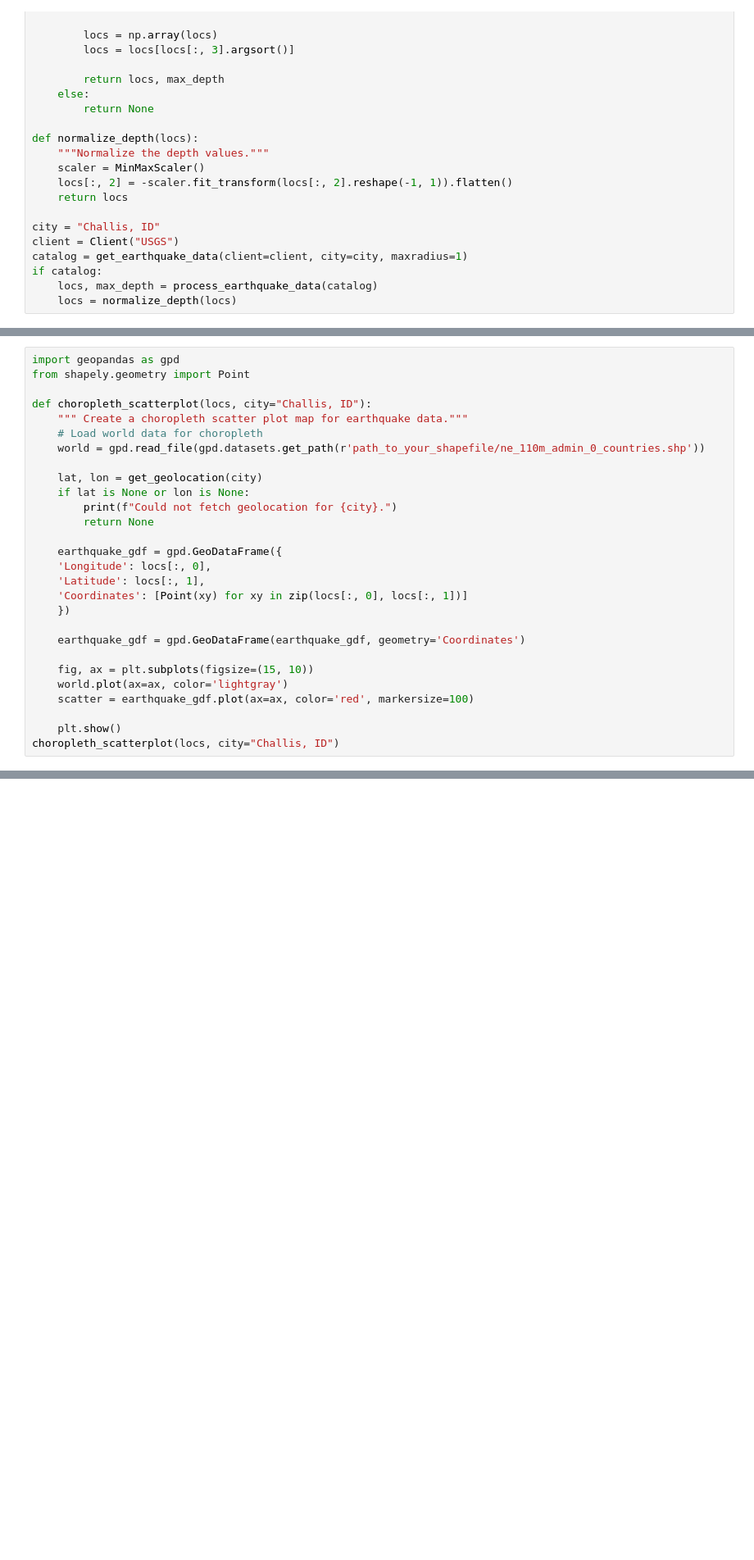
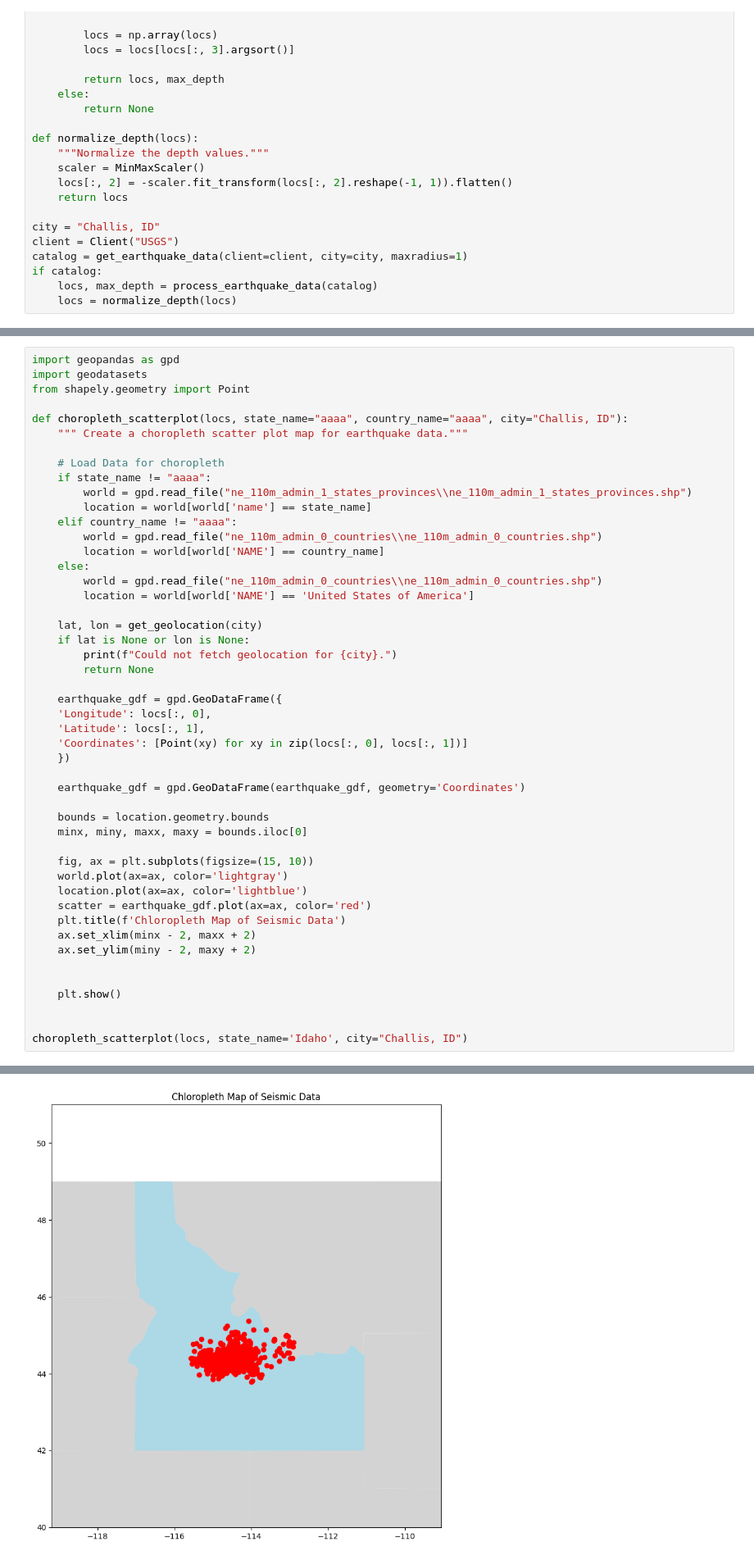
Before and after one commit to BlueJCash/CS_5850_EQ_Project, a Jupyter notebook: Project_test.ipynb, the cells around one changed output, grey strips where cells are left out. Shown at 82% size. Saved outputs shown, nothing was run; the diff lists cells and outputs as text; blank space fills up the shorter version.

```diff
--- a/Project_test.ipynb
+++ b/Project_test.ipynb
@@ -411,11 +515,21 @@ create_heatmap(locs, city="Challis, ID")
 # %%
 import geopandas as gpd
+import geodatasets
 from shapely.geometry import Point
 
-def choropleth_scatterplot(locs, city="Challis, ID"):
+def choropleth_scatterplot(locs, state_name="aaaa", country_name="aaaa", city="Challis, ID"):
     """ Create a choropleth scatter plot map for earthquake data."""
-    # Load world data for choropleth
-    world = gpd.read_file(gpd.datasets.get_path(r'path_to_your_shapefile/ne_110m_admin_0_countries.shp'))
+
+    # Load Data for choropleth
+    if state_name != "aaaa":
+        world = gpd.read_file("ne_110m_admin_1_states_provinces\\ne_110m_admin_1_states_provinces.shp")
+        location = world[world['name'] == state_name]
+    elif country_name != "aaaa":
+        world = gpd.read_file("ne_110m_admin_0_countries\\ne_110m_admin_0_countries.shp")
+        location = world[world['NAME'] == country_name]
+    else:
+        world = gpd.read_file("ne_110m_admin_0_countries\\ne_110m_admin_0_countries.shp")
+        location = world[world['NAME'] == 'United States of America']
 
     lat, lon = get_geolocation(city)
     if lat is None or lon is None:
@@ -430,10 +544,20 @@ def choropleth_scatterplot(locs, city="Challis, ID"):
 
     earthquake_gdf = gpd.GeoDataFrame(earthquake_gdf, geometry='Coordinates')
 
+    bounds = location.geometry.bounds
+    minx, miny, maxx, maxy = bounds.iloc[0]
+
     fig, ax = plt.subplots(figsize=(15, 10))
     world.plot(ax=ax, color='lightgray')
-    scatter = earthquake_gdf.plot(ax=ax, color='red', markersize=100)
+    location.plot(ax=ax, color='lightblue')
+    scatter = earthquake_gdf.plot(ax=ax, color='red')
+    plt.title(f'Chloropleth Map of Seismic Data')
+    ax.set_xlim(minx - 2, maxx + 2)
+    ax.set_ylim(miny - 2, maxy + 2)
+
 
     plt.show()
-choropleth_scatterplot(locs, city="Challis, ID")
+
+
+choropleth_scatterplot(locs, state_name='Idaho', city="Challis, ID")
 # %% [output]
@@ -441,2 +564,3 @@ AttributeError: The geopandas.dataset has been deprecated and was removed in Geo
+[figure, added]
 # %%
 def perform_Seismitc_Analysis(city="Challis, ID", maxradius=1, data_starttime="1900-10-01",
```
Also changed, not shown: parts of 8 cells of this notebook.
